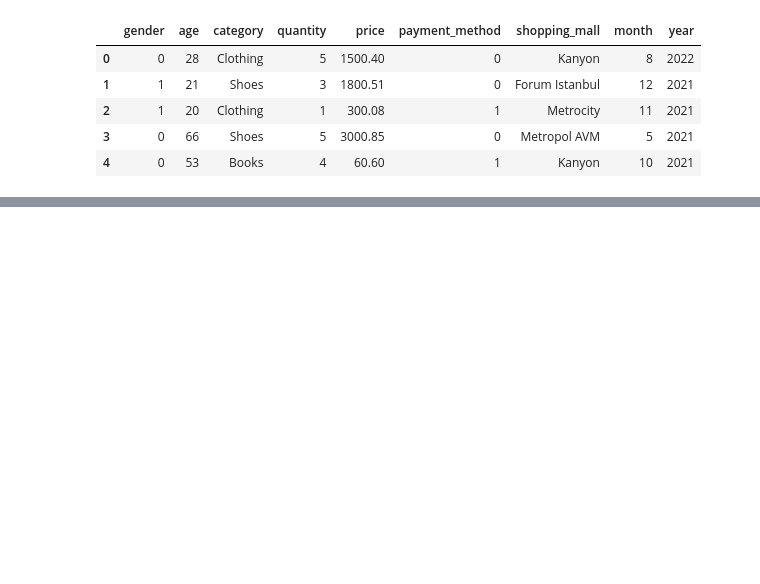
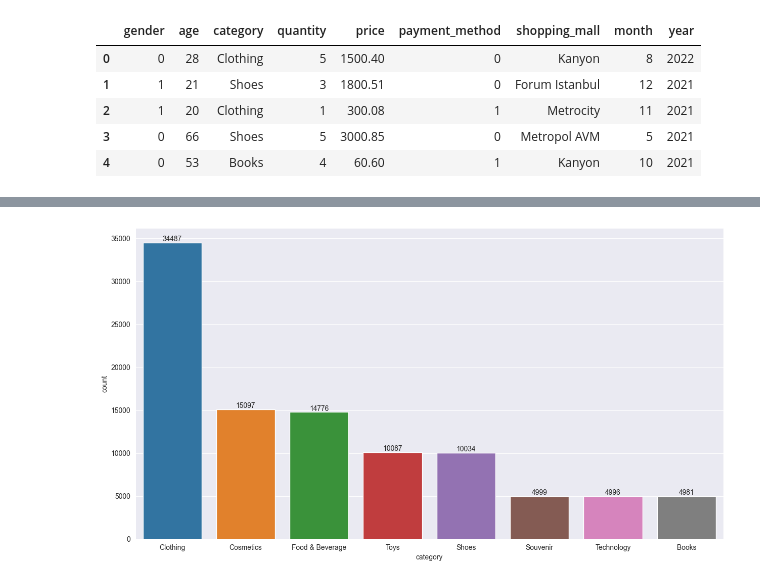
Before and after one commit to pasquale9197/Rainfall-prediction-in-Australia-a-Data-Mining-project, a Jupyter notebook: CustomerShopping progettoDataMining.ipynb, the cells around one changed output, grey strips where cells are left out. Cells and saved outputs as stored; diff of their text form; code cells hidden in the pictures; blank space fills up the shorter version.

```diff
--- a/CustomerShopping progettoDataMining.ipynb
+++ b/CustomerShopping progettoDataMining.ipynb
@@ -306,0 +347,8 @@ sb.move_legend(obj=cdfr, loc = 'upper right', bbox_to_anchor=(1.15,1.019))
+# %%
+plt.figure(figsize=(15, 8))
+ax = sb.countplot(x=dfCategories['category'])
+ax.set_xticklabels(['Clothing', 'Cosmetics', 'Food & Beverage', 'Toys', 'Shoes', 'Souvenir', 'Technology', 'Books'])
+plt.bar_label(ax.containers[0])
+plt.show()
+# %% [output]
+[figure, added]
```
Also changed, not shown: parts of 26 cells of this notebook.
